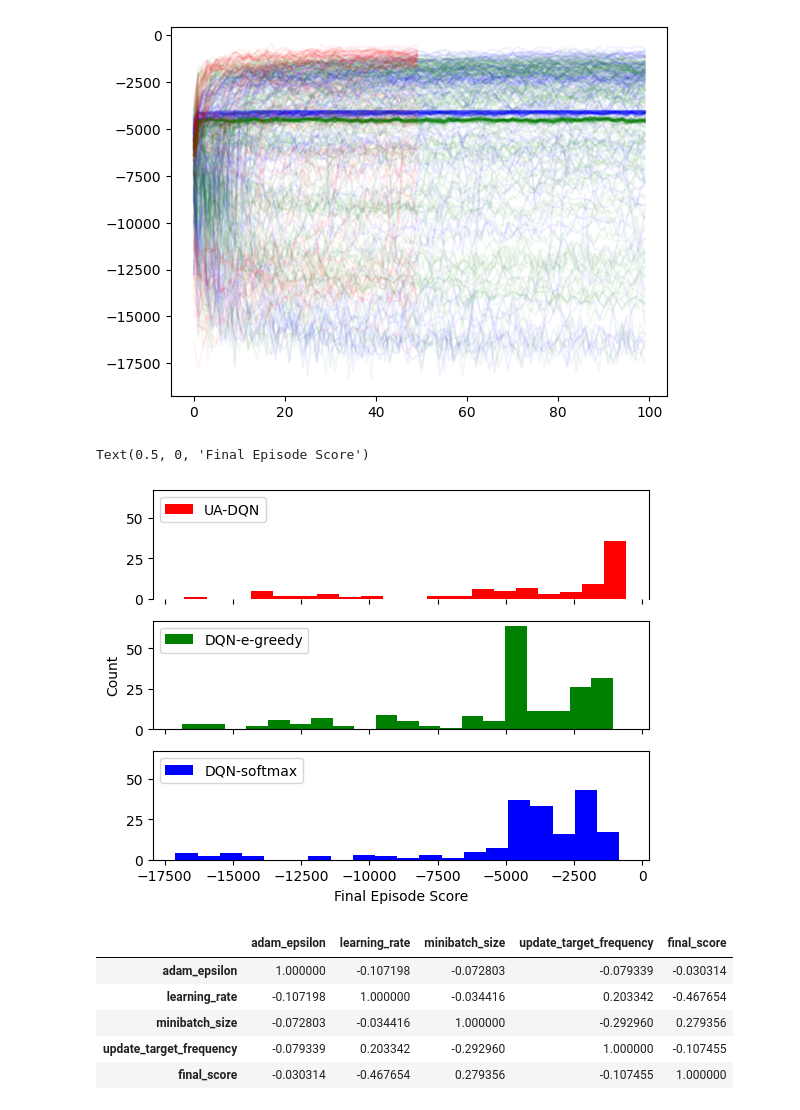
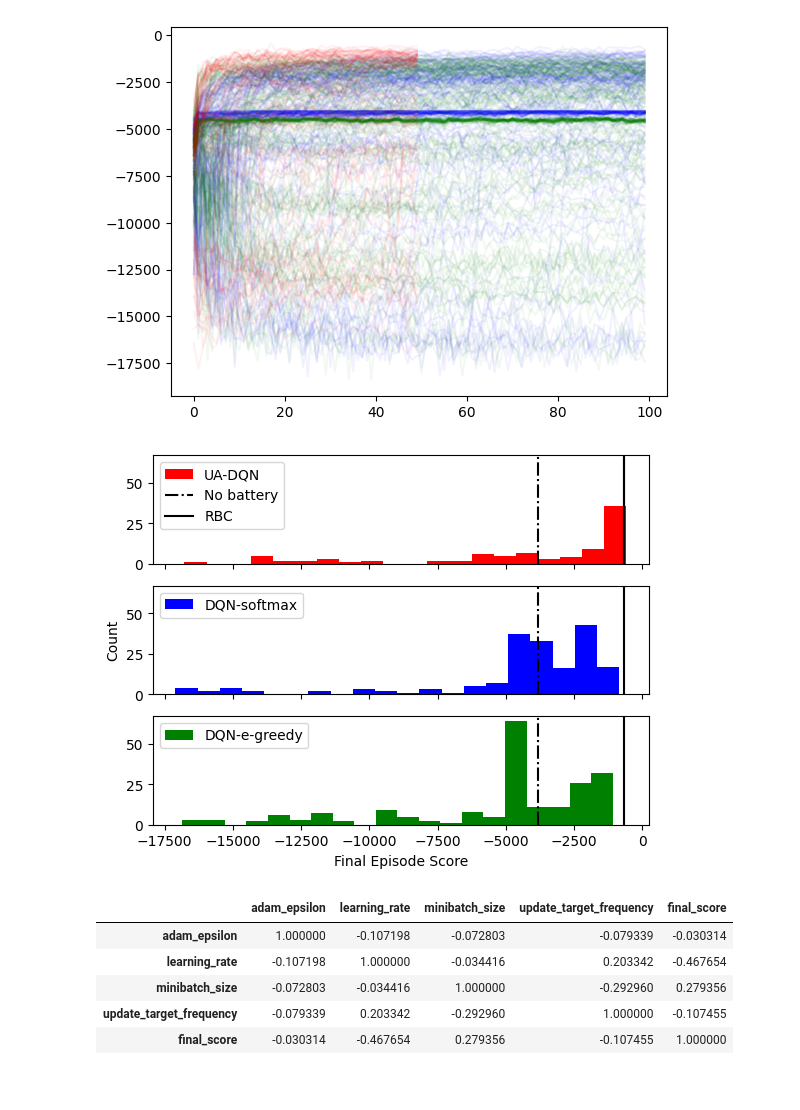
Before and after one commit to ludwigbald/msc-thesis, a Jupyter notebook: code/experiments/tuning/generate_tuning.ipynb, the cells around one changed output. Cells and saved outputs as stored; diff of their text form; code cells hidden in the pictures.

```diff
--- a/code/experiments/tuning/generate_tuning.ipynb
+++ b/code/experiments/tuning/generate_tuning.ipynb
@@ -163,19 +208,31 @@ plt.plot(scores.transpose()[uadqn_is],         alpha=0.05, color="red", label="U
 # %%
 # make histograms of final scores
 fig, axs = plt.subplots(3,1, sharex="all", sharey="all")
 
 
 axs[0].hist(setups["final_score"][uadqn_is], bins=20, color="red", label="UA-DQN")
+axs[0].axvline(-3822.7372245131846, color="black", linestyle="-.",label="No battery")
+axs[0].axvline(-651.94680027, color="black", label="RBC")
 axs[0].legend(loc="upper left")
-axs[1].hist(setups["final_score"][dqn_egreedy_is], bins=20, color="green", label="DQN-e-greedy")
+
+axs[1].set_ylabel("Count")
+axs[1].hist(setups["final_score"][dqn_softmax_is], bins=20, color="blue", label="DQN-softmax")
+axs[1].axvline(-3822.7372245131846, color="black", linestyle="-.")
+axs[1].axvline(-651.94680027, color="black")
 axs[1].legend(loc="upper left")
-axs[1].set_ylabel("Count")
-axs[2].hist(setups["final_score"][dqn_softmax_is], bins=20, color="blue", label="DQN-softmax")
+
+
+axs[2].hist(setups["final_score"][dqn_egreedy_is], bins=20, color="green", label="DQN-e-greedy")
+axs[2].axvline(-3822.7372245131846, color="black", linestyle="-.")
+axs[2].axvline(-651.94680027, color="black")
 axs[2].legend(loc="upper left")
+axs[0].axvline(-651.94680027, color="black")
+
 axs[2].set_xlabel("Final Episode Score")
+
+plt.savefig("tuning_results.png")
 # %% [output]
-Text(0.5, 0, 'Final Episode Score')
-[figure, old version]
+[figure, new version]
 # %%
 #get hyperparameter correlation
 setups[setups["agent"] == "UADQN"][["adam_epsilon", "learning_rate", "minibatch_size", "update_target_frequency","final_score"]].corr()
```
Also changed, not shown: parts of 7 cells of this notebook, 17 other files.
